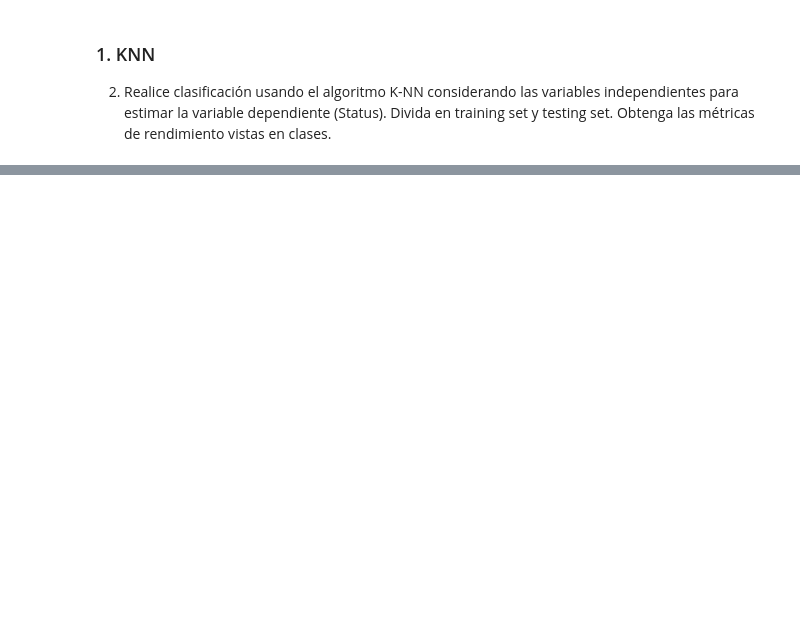
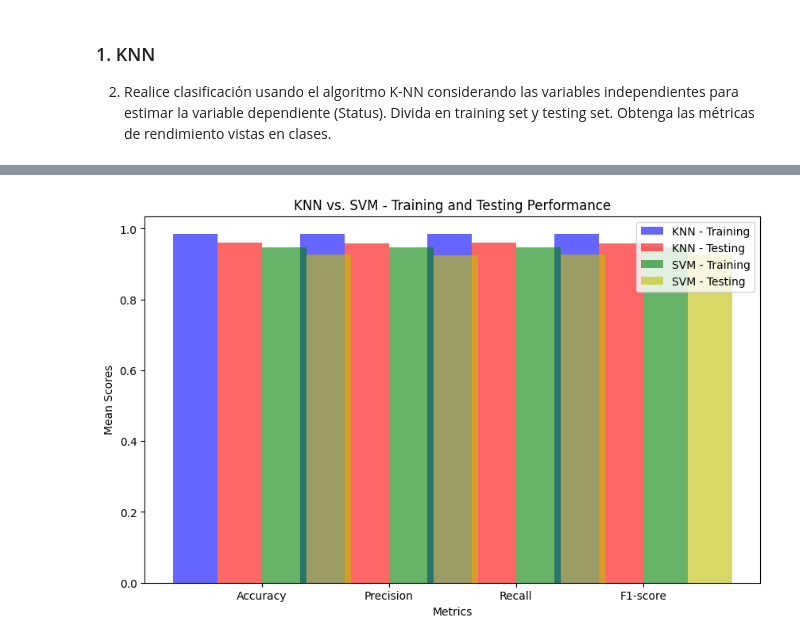
Before and after one commit to ElKroko/tarea-IA, a Jupyter notebook: 2. Life Expectancy.ipynb, the cells around one changed output, grey strips where cells are left out. Cells and saved outputs as stored; diff of their text form; code cells hidden in the pictures; blank space fills up the shorter version.

```diff
--- a/2. Life Expectancy.ipynb
+++ b/2. Life Expectancy.ipynb
@@ -383,0 +504,29 @@ F1-score: 0.9519918283963228
+# %%
+# Define the metrics and their corresponding mean scores for KNN and SVM
+metrics = ['Accuracy', 'Precision', 'Recall', 'F1-score']
+knn_train_scores = [mean_accuracy_knn_train, mean_precision_knn_train, mean_recall_knn_train, mean_f1_knn_train]
+knn_test_scores = [mean_accuracy_knn_test, mean_precision_knn_test, mean_recall_knn_test, mean_f1_knn_test]
+svm_train_scores = [mean_accuracy_svm_train, mean_precision_svm_train, mean_recall_svm_train, mean_f1_svm_train]
+svm_test_scores = [mean_accuracy_svm_test, mean_precision_svm_test, mean_recall_svm_test, mean_f1_svm_test]
+
+# Set the positions and width for the bars
+positions = list(range(len(metrics)))
+width = 0.35
+
+# Plot the bar plot
+plt.figure(figsize=(10, 6))
+plt.bar(positions, knn_train_scores, width, label='KNN - Training', color='b', alpha=0.6)
+plt.bar([pos + width for pos in positions], knn_test_scores, width, label='KNN - Testing', color='r', alpha=0.6)
+plt.bar([pos + width * 2 for pos in positions], svm_train_scores, width, label='SVM - Training', color='g', alpha=0.6)
+plt.bar([pos + width * 3 for pos in positions], svm_test_scores, width, label='SVM - Testing', color='y', alpha=0.6)
+
+# Add labels and title
+plt.xlabel('Metrics')
+plt.ylabel('Mean Scores')
+plt.title('KNN vs. SVM - Training and Testing Performance')
+plt.xticks([pos + width * 1.5 for pos in positions], metrics)
+plt.legend()
+
+plt.show()
+# %% [output]
+[figure, added]
```
Also changed, not shown: parts of 11 cells of this notebook.
